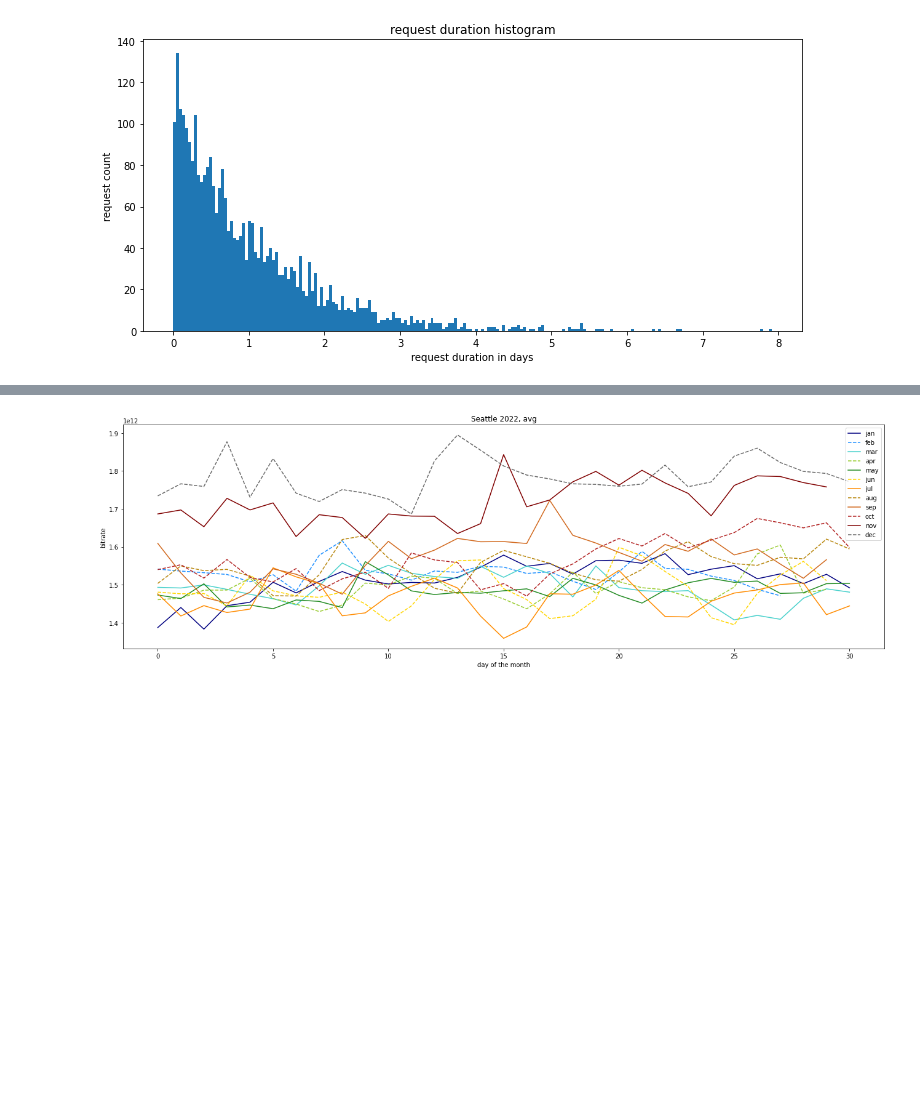
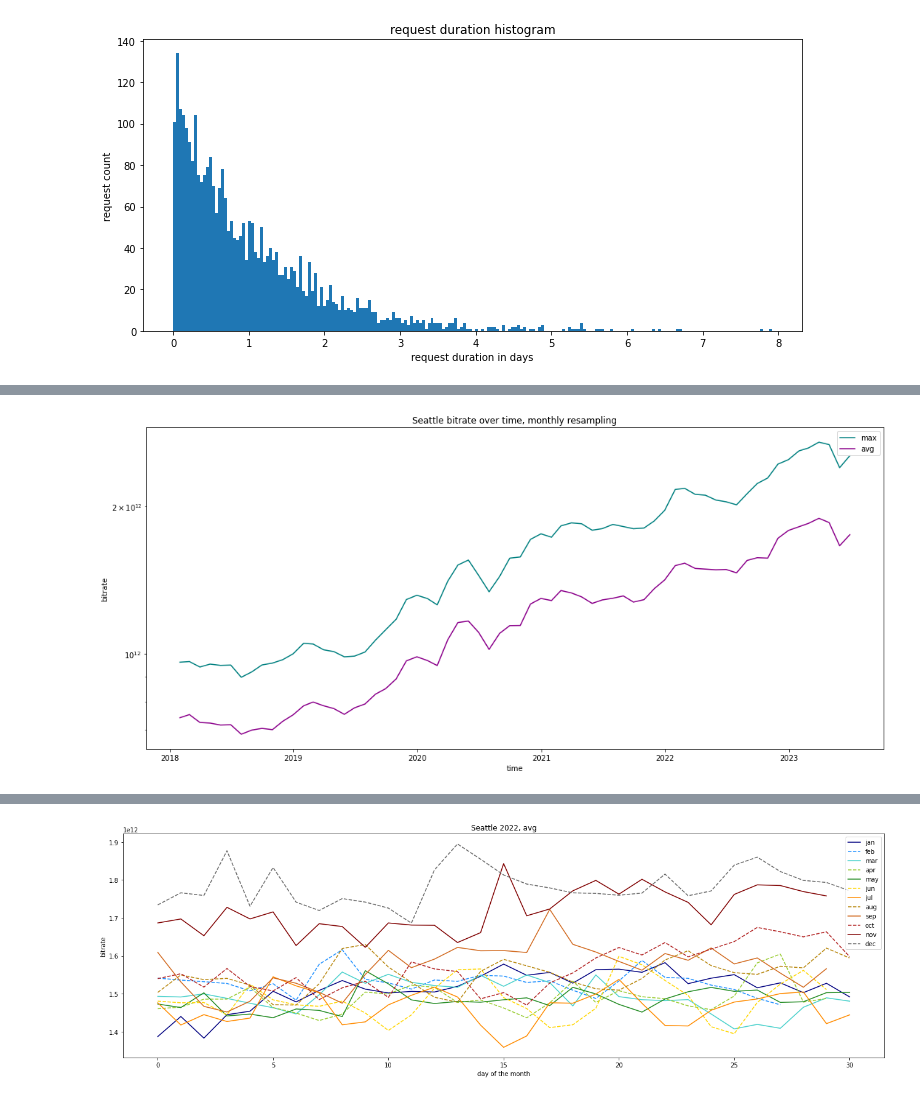
Before and after one commit to Ola2904/increasing_traffic_model, a Jupyter notebook: drawings.ipynb, the cells around one changed output, grey strips where cells are left out. Saved outputs shown, nothing was run; the diff lists cells and outputs as text; code cells hidden in the pictures; blank space fills up the shorter version.

```diff
--- a/drawings.ipynb
+++ b/drawings.ipynb
@@ -253,3 +290,7 @@ draw_seattle_avg_and_max(from_date='2012-01-01',ylog=True, weekly_resampling=Tru
+# %%
+draw_seattle_avg_and_max(from_date='2018-01-01',ylog=True, resampling='monthly')
+# %% [output]
+[figure, added]
 # %%
 draw_seattle_year_by_year(aggregation='avg',weekly_resampling=False)
 # %% [output]
```
Also changed, not shown: parts of 7 cells of this notebook.
